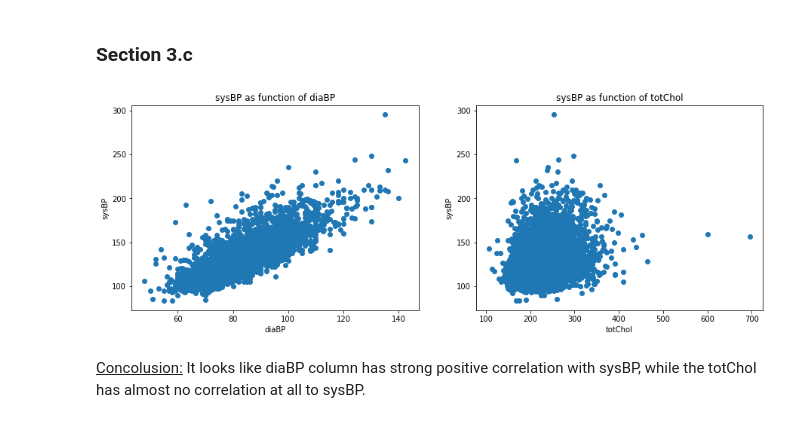
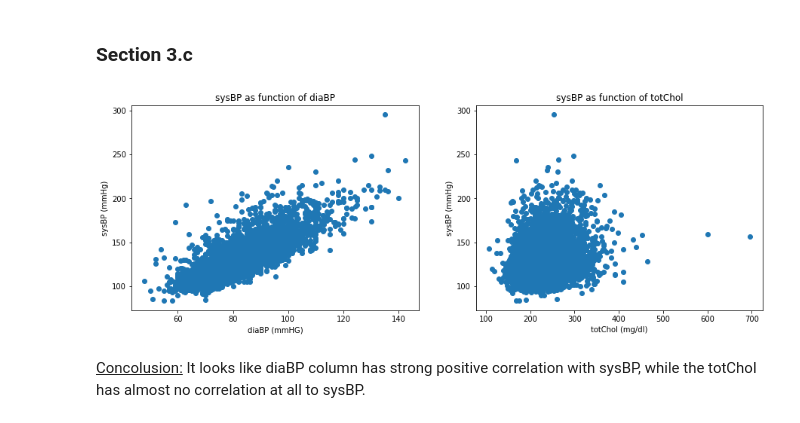
Before and after one commit to dvirla/Advanced-Statistical-Analysis, a Jupyter notebook: ProjectEx3_206330342_316250877.ipynb, the cells around one changed output. Saved outputs shown, nothing was run; the diff lists cells and outputs as text; code cells hidden in the pictures.

```diff
--- a/ProjectEx3_206330342_316250877.ipynb
+++ b/ProjectEx3_206330342_316250877.ipynb
@@ -71,12 +80,12 @@ Estimating the distribution of cigsPerDay is harder since it is discrete but it
 # %%
 fig, axes = plt.subplots(nrows=1, ncols=2, figsize=(15,5))
 for i, col in enumerate(['diaBP', 'totChol']):
     axes[i].scatter(df[col], df['sysBP'])
     axes[i].set_title(f'sysBP as function of {col}')
-    axes[i].set_ylabel('sysBP')
-    axes[i].set_xlabel(f'{col}')
+    axes[i].set_ylabel('sysBP (mmHg)')
+    axes[i].set_xlabel(f'{col} {"(mmHG)" if i == 0 else "(mg/dl)"}')
 # %% [output]
-[figure, old version]
+[figure, new version]
 # %% [markdown]
 <ins>Concolusion:</ins> It looks like diaBP column has strong positive correlation with sysBP, while the totChol has almost no correlation at all to sysBP.
 # %% [markdown]
```
Also changed, not shown: parts of 13 cells of this notebook.
